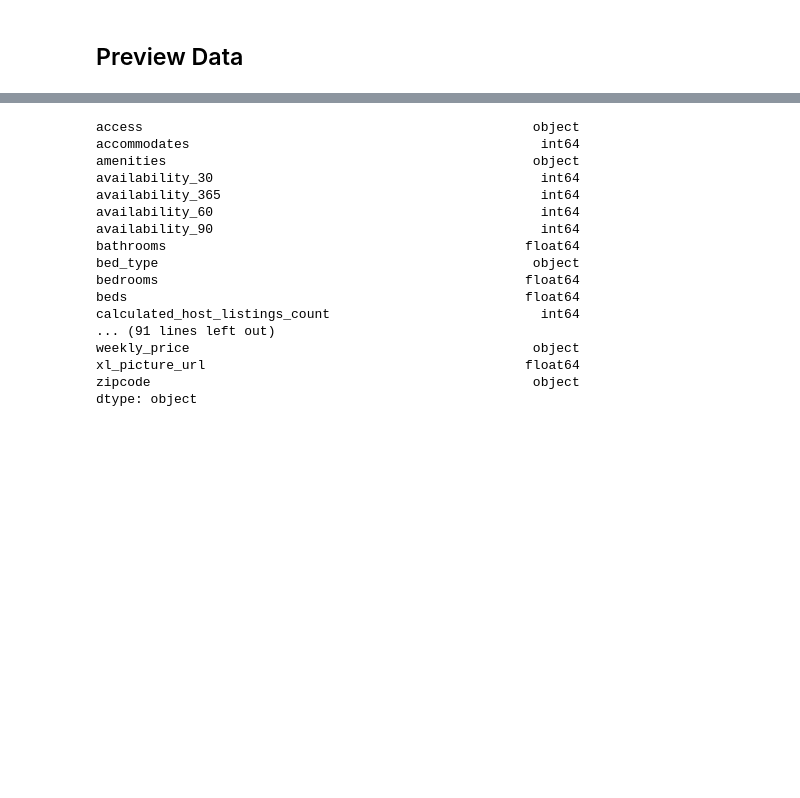
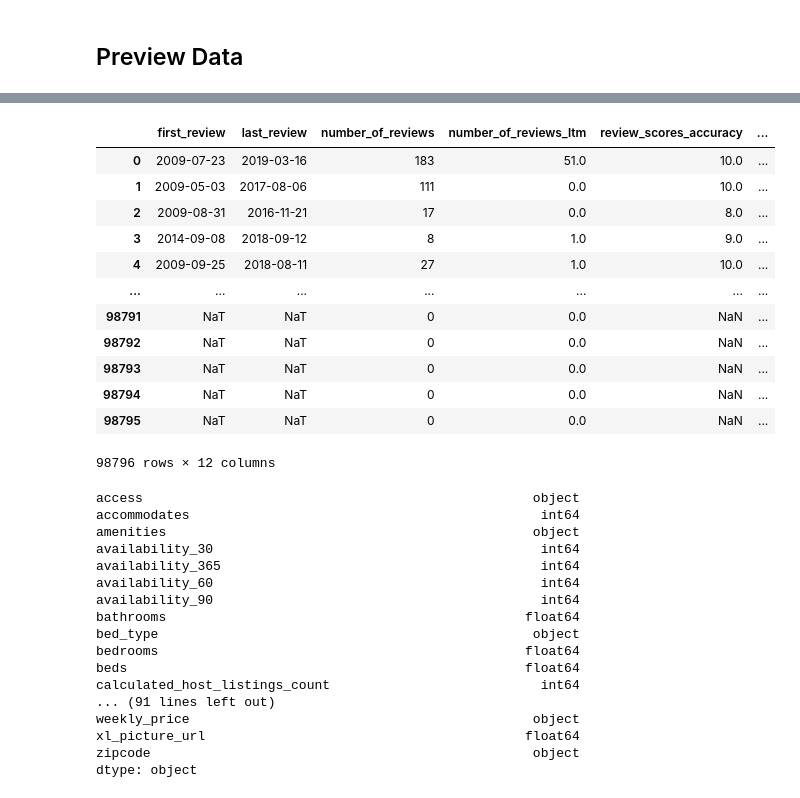
Before and after one commit to KishenSharma6/Airbnb-Analysis, a Jupyter notebook: Project Codes/02. Data Cleaning Scripts/2020_0130_Listings_Cleaning.ipynb, the cells around one changed output, grey strips where cells are left out. Cells and saved outputs as stored; diff of their text form; code cells hidden in the pictures; blank space fills up the shorter version.

```diff
--- a/Project Codes/02. Data Cleaning Scripts/2020_0130_Listings_Cleaning.ipynb
+++ b/Project Codes/02. Data Cleaning Scripts/2020_0130_Listings_Cleaning.ipynb
@@ -37,7 +36,15 @@ path = r'C:\Users\kishe\Documents\Data Science\Projects\Python Projects\In Progr
 dates = ['calendar_last_scraped', 'first_review', 'host_since', 'last_review']
 
 #Read in Airbnb listings Data
-listings = pd.read_csv(path,index_col=0, low_memory=False, sep=',', parse_dates=dates)
+listings = pd.read_csv(path,index_col=0, low_memory=False,
+                       dtype={'review_scores_accuracy':'object',
+                              'review_scores_checkin':'object',
+                              'review_scores_cleanliness':'object',
+                              'review_scores_communication':'object',
+                              'review_scores_location':'object',
+                             'review_scores_rating':'object',
+                             'review_scores_value':'object'} ,
+                               sep=',', parse_dates=dates)
 # %% [markdown]
 ## Preview Data
 # %%
@@ -51,6 +58,22 @@ Listings shape: (98796, 106)
 | 2 | NaN | 2 | {TV,Internet,Wifi,Kitchen,"Free s... | 30 | 365 | 60 | 90 | ... |
 | 3 | NaN | 2 | {TV,Internet,Wifi,Kitchen,"Free s... | 30 | 365 | 60 | 90 | ... |
 | 4 | Guests have access to everything ... | 5 | {TV,Internet,Wifi,Kitchen,Heating... | 30 | 90 | 60 | 90 | ... |
+# %%
+listings.filter(regex='review')
+# %% [output]
+|  | first_review | last_review | number_of_reviews | number_of_reviews_ltm | review_scores_accuracy | ... |
+| 0 | 2009-07-23 | 2019-03-16 | 183 | 51.0 | 10.0 | ... |
+| 1 | 2009-05-03 | 2017-08-06 | 111 | 0.0 | 10.0 | ... |
+| 2 | 2009-08-31 | 2016-11-21 | 17 | 0.0 | 8.0 | ... |
+| 3 | 2014-09-08 | 2018-09-12 | 8 | 1.0 | 9.0 | ... |
+| 4 | 2009-09-25 | 2018-08-11 | 27 | 1.0 | 10.0 | ... |
+| ... | ... | ... | ... | ... | ... | ... |
+| 98791 | NaT | NaT | 0 | 0.0 | NaN | ... |
+| 98792 | NaT | NaT | 0 | 0.0 | NaN | ... |
+| 98793 | NaT | NaT | 0 | 0.0 | NaN | ... |
+| 98794 | NaT | NaT | 0 | 0.0 | NaN | ... |
+| 98795 | NaT | NaT | 0 | 0.0 | NaN | ... |
+98796 rows × 12 columns
 # %%
 #View data types
 listings.dtypes
```
Also changed, not shown: parts of 69 cells of this notebook.
